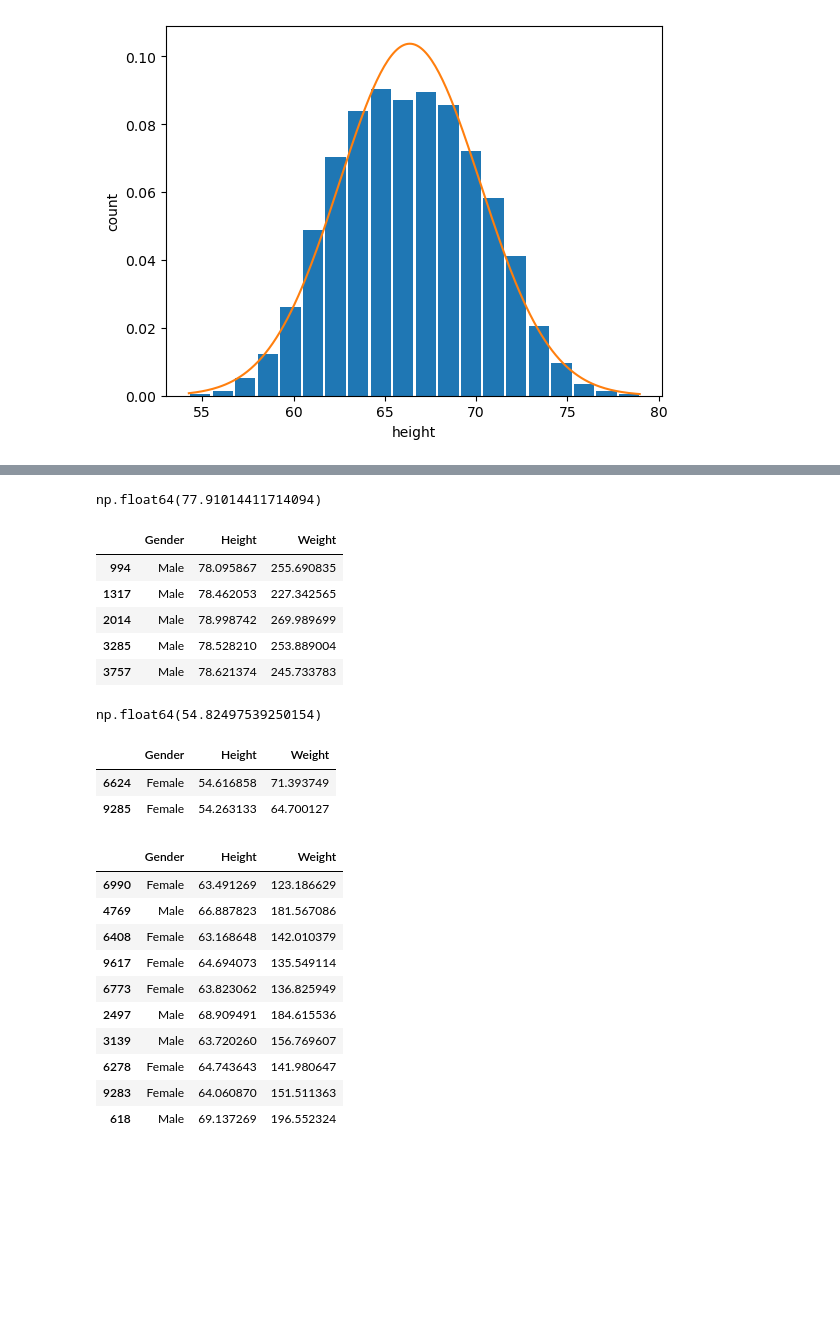
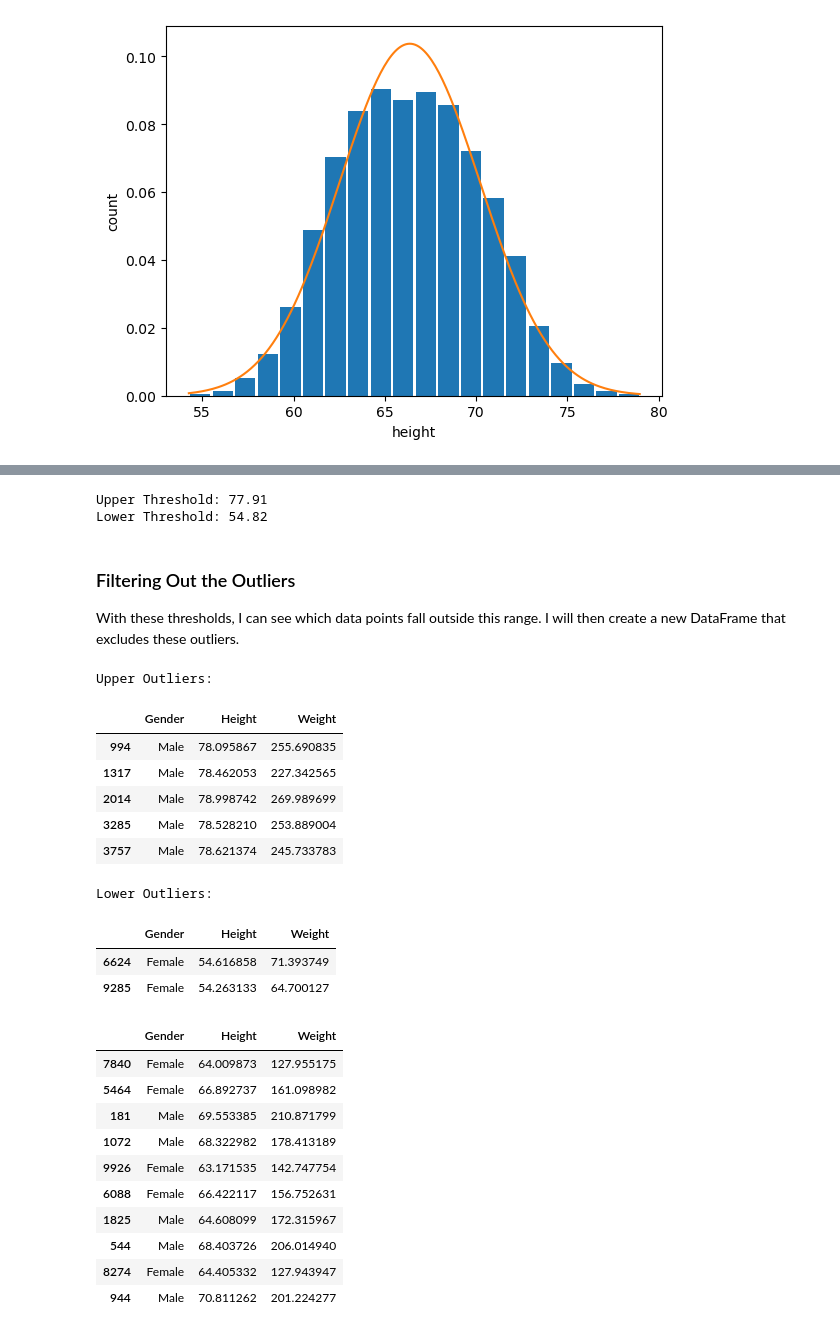
Before and after one commit to pkcoder77/Feature_Engineering, a Jupyter notebook: Rem_Outliers_ZS_StdDev.ipynb, the cells around one changed output, grey strips where cells are left out. Saved outputs shown, nothing was run; the diff lists cells and outputs as text; code cells hidden in the pictures; blank space fills up the shorter version.

```diff
--- a/Rem_Outliers_ZS_StdDev.ipynb
+++ b/Rem_Outliers_ZS_StdDev.ipynb
@@ -41,40 +71,57 @@ plt.plot(rng, norm.pdf(rng, df['Height'].mean(), df['Height'].std()))
 # %%
-upper_threshold = df['Height'].mean() + 3 * df['Height'].std()
-upper_threshold
+# Calculate the mean and standard deviation of the 'Height' column
+mean_height = df['Height'].mean()
+std_height = df['Height'].std()
+
+# Calculate the upper and lower thresholds
+upper_threshold = mean_height + 3 * std_height
+lower_threshold = mean_height - 3 * std_height
+
+print(f"Upper Threshold: {upper_threshold:.2f}")
+print(f"Lower Threshold: {lower_threshold:.2f}")
 # %% [output]
-np.float64(77.91014411714094)
+Upper Threshold: 77.91
+Lower Threshold: 54.82
+# %% [markdown]
+### Filtering Out the Outliers
+
+With these thresholds, I can see which data points fall outside this range. I will then create a new DataFrame that excludes these outliers.
 # %%
+# Show the outliers above the upper threshold
+print("Upper Outliers:")
 df[df["Height"] > upper_threshold]
 # %% [output]
+Upper Outliers:
 |  | Gender | Height | Weight |
 | 994 | Male | 78.095867 | 255.690835 |
 | 1317 | Male | 78.462053 | 227.342565 |
 | 2014 | Male | 78.998742 | 269.989699 |
 | 3285 | Male | 78.528210 | 253.889004 |
 | 3757 | Male | 78.621374 | 245.733783 |
-# %%
-lower_threshold = df['Height'].mean() - 3 * df['Height'].std()
-lower_threshold
-# %% [output]
-np.float64(54.82497539250154)
 # %%
+# Show the outliers below the lower threshold
+print("\nLower Outliers:")
 df[df['Height'] < lower_threshold]
 # %% [output]
+Lower Outliers:
 |  | Gender | Height | Weight |
 | 6624 | Female | 54.616858 | 71.393749 |
 | 9285 | Female | 54.263133 | 64.700127 |
 # %%
-df_filtered = df[(df['Height'] > lower_threshold) & (df['Height'] < upper_threshold)]
+# Create a new DataFrame that excludes the outliers
+df_filtered = df[(df['Height'] > lower_threshold) &
+                 (df['Height'] < upper_threshold)]
+
 df_filtered.sample(10)
 # %% [output]
 |  | Gender | Height | Weight |
-| 6990 | Female | 63.491269 | 123.186629 |
-| 4769 | Male | 66.887823 | 181.567086 |
-| 6408 | Female | 63.168648 | 142.010379 |
-| 9617 | Female | 64.694073 | 135.549114 |
-| 6773 | Female | 63.823062 | 136.825949 |
-| 2497 | Male | 68.909491 | 184.615536 |
-| 3139 | Male | 63.720260 | 156.769607 |
-| 6278 | Female | 64.743643 | 141.980647 |
-| 9283 | Female | 64.060870 | 151.511363 |
-| 618 | Male | 69.137269 | 196.552324 |
+| 7840 | Female | 64.009873 | 127.955175 |
+| 5464 | Female | 66.892737 | 161.098982 |
+| 181 | Male | 69.553385 | 210.871799 |
+| 1072 | Male | 68.322982 | 178.413189 |
+| 9926 | Female | 63.171535 | 142.747754 |
+| 6088 | Female | 66.422117 | 156.752631 |
+| 1825 | Male | 64.608099 | 172.315967 |
+| 544 | Male | 68.403726 | 206.014940 |
+| 8274 | Female | 64.405332 | 127.943947 |
+| 944 | Male | 70.811262 | 201.224277 |
```
Also changed, not shown: parts of 46 cells of this notebook, 1 other file.
